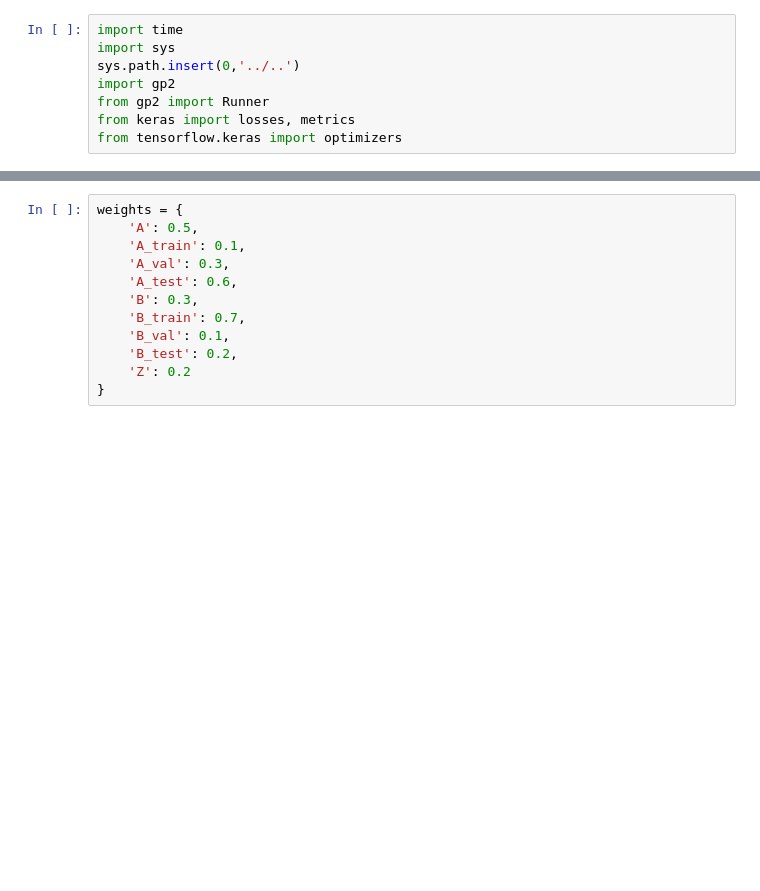
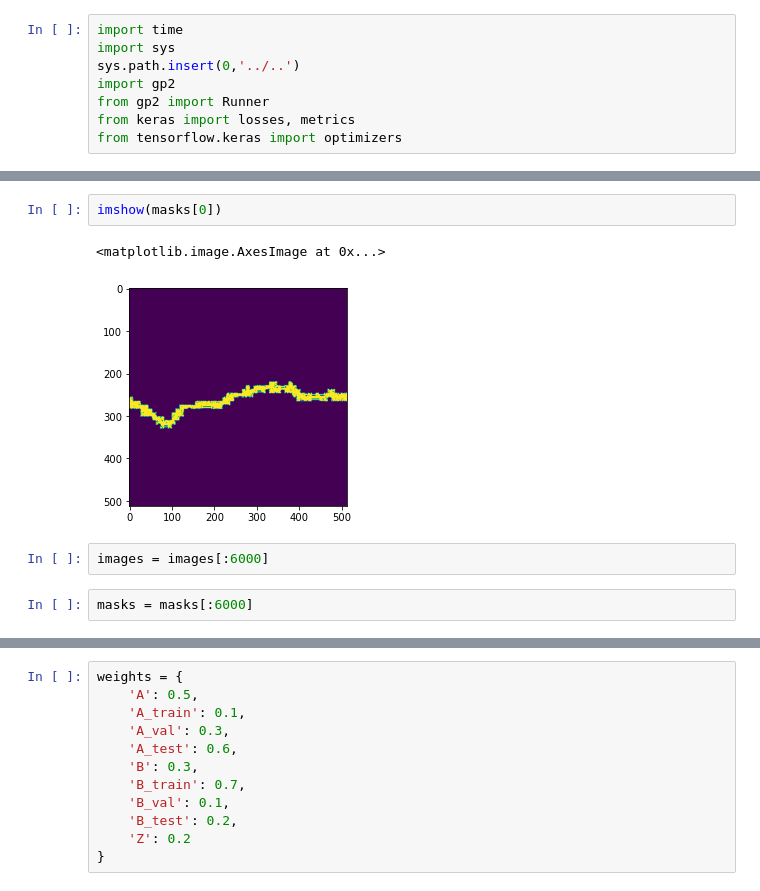
Before and after one commit to RyanZurrin/gp2, a Jupyter notebook: _EXPERIMENTS/GP2/GP2_KUNET2D_TESTING.ipynb, the cells around one changed output, grey strips where cells are left out. Drawn from its saved outputs; the diff is of its cells as text; blank space fills up the shorter version.

```diff
--- a/_EXPERIMENTS/GP2/GP2_KUNET2D_TESTING.ipynb
+++ b/_EXPERIMENTS/GP2/GP2_KUNET2D_TESTING.ipynb
@@ -41,3 +43,12 @@ masks = masks[:5000]
+# %%
+imshow(masks[0])
+# %% [output]
+<matplotlib.image.AxesImage at 0x...>
+[figure, added]
+# %%
+images = images[:6000]
+# %%
+masks = masks[:6000]
 # %%
 images.shape
 # %% [output]
```
Also changed, not shown: parts of 7 cells of this notebook, 25 other files.
